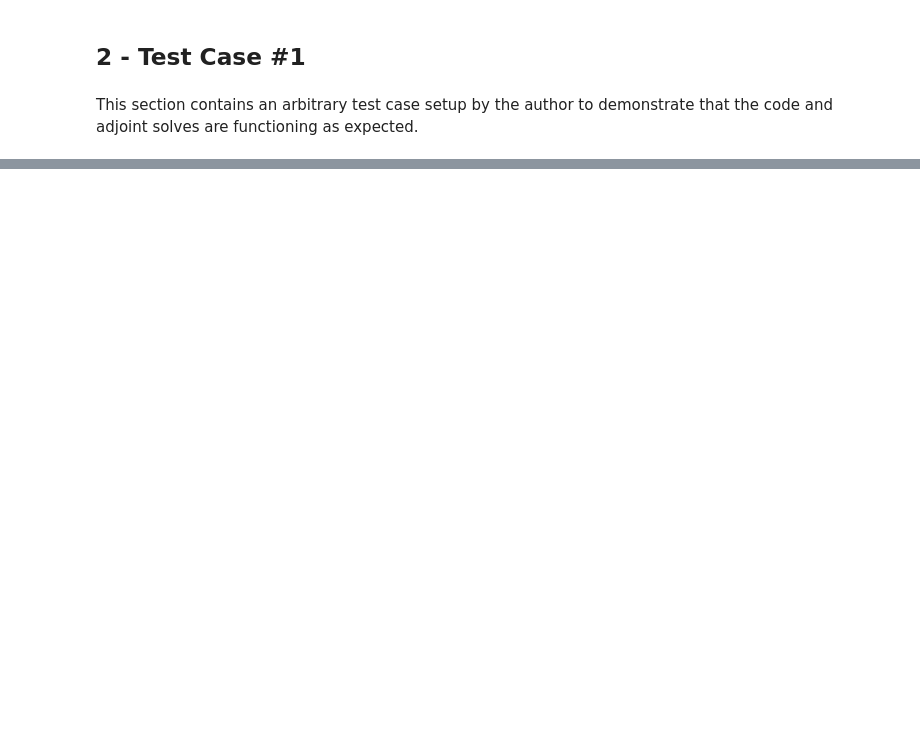
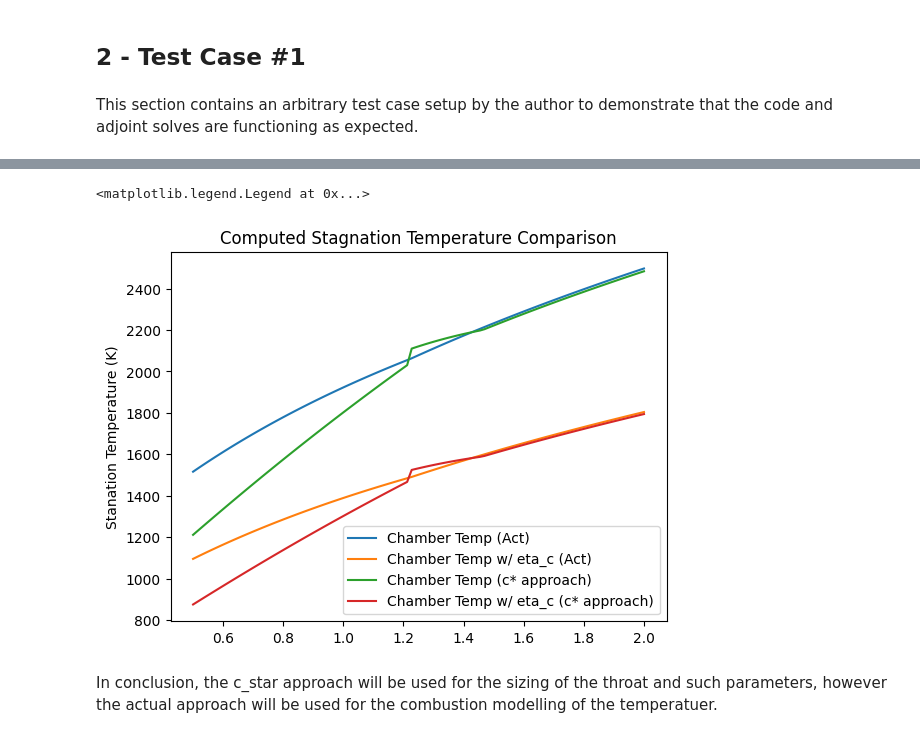
Before and after one commit to EliasAoubala/turboRocket, a Jupyter notebook: docs/gas_generator_validation.ipynb, the cells around one changed output, grey strips where cells are left out. Drawn from its saved outputs; the diff is of its cells as text; code cells hidden in the pictures; blank space fills up the shorter version.

```diff
--- a/docs/gas_generator_validation.ipynb
+++ b/docs/gas_generator_validation.ipynb
@@ -23,0 +435,47 @@ fuel
+# %%
+eta_c = 0.85
+t_a = []
+t_o = []
+
+t_ac = []
+t_oc = []
+
+gamma_a = []
+mr = np.linspace(0.5, 2, 100)
+pc = 30e5
+
+for of in mr:
+
+    c_star = cea.get_Cstar(Pc=pc, MR=of) * 0.3048
+    c_star_a = c_star * eta_c
+
+    gamma = cea.get_Chamber_MolWt_gamma(Pc=pc, MR=of)[1]
+
+    gamma_a.append(gamma)
+
+    param = (2 / (gamma + 1)) ** ((gamma + 1) / (-2 * (gamma - 1)))
+
+    R = 8314 / cea.get_Chamber_MolWt_gamma(Pc=pc, MR=of)[0]
+
+    t_a.append((gamma / (R)) * (c_star / param) ** 2)
+    t_ac.append((gamma / (R)) * (c_star_a / param) ** 2)
+
+    t_o.append((cea.get_Temperatures(Pc=pc, MR=of, frozen=1)[0]))
+    t_oc.append((cea.get_Temperatures(Pc=pc, MR=of, frozen=1)[0] * eta_c**2))
+# %%
+fix, ax = plt.subplots(1, 1, sharex=True)
+
+ax.plot(mr, t_o, label="Chamber Temp (Act)")
+ax.plot(mr, t_oc, label="Chamber Temp w/ eta_c (Act)")
+
+ax.plot(mr, t_a, label="Chamber Temp (c* approach)")
+ax.plot(mr, t_ac, label="Chamber Temp w/ eta_c (c* approach)")
+
+ax.set_ylabel("Stanation Temperature (K)")
+ax.set_title("Computed Stagnation Temperature Comparison")
+ax.legend()
+# %% [output]
+<matplotlib.legend.Legend at 0x...>
+[figure, added]
+# %% [markdown]
+In conclusion, the c_star approach will be used for the sizing of the throat and such parameters, however the actual approach will be used for the combustion modelling of the temperatuer.
```
Also changed, not shown: parts of 49 cells of this notebook, 1 other file.
